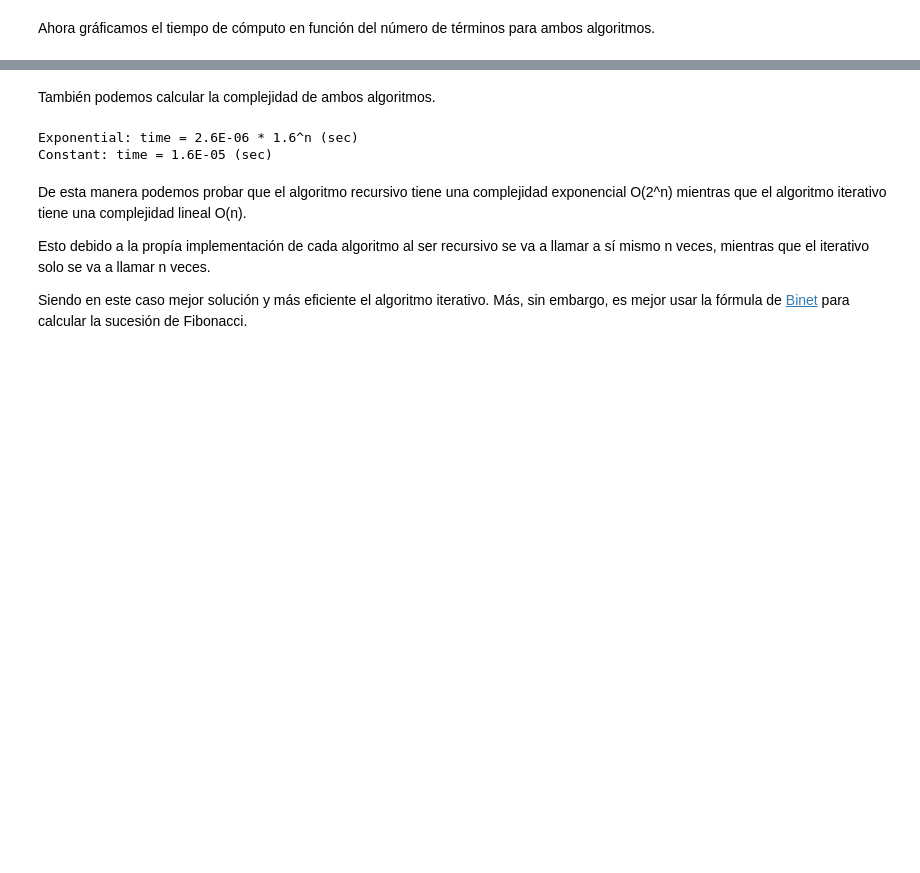
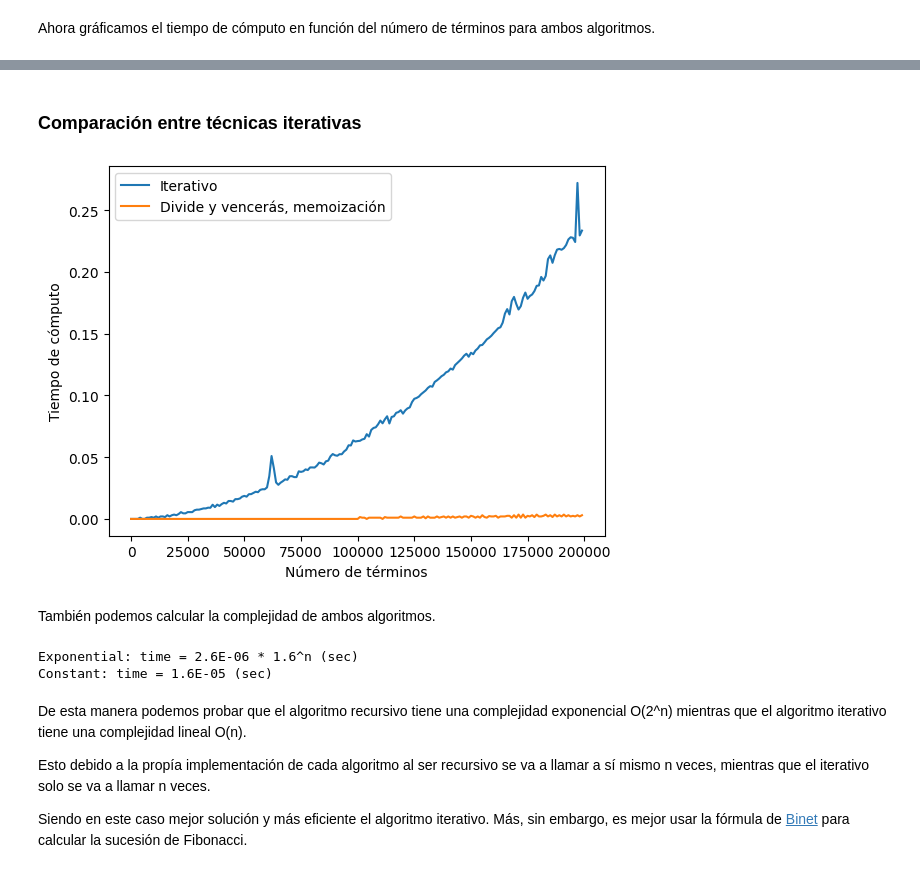
Before and after one commit to Astolfo2332/VIU_act, a Jupyter notebook: optimizacion/Algoritmos_R1.ipynb, the cells around one changed output, grey strips where cells are left out. Cells and saved outputs as stored; diff of their text form; code cells hidden in the pictures; blank space fills up the shorter version.

```diff
--- a/optimizacion/Algoritmos_R1.ipynb
+++ b/optimizacion/Algoritmos_R1.ipynb
@@ -146,3 +184,20 @@ plt.show()
+# %% [markdown]
+### Comparación entre técnicas iterativas
+# %%
+n_values = list(range(1, 10000 * 20, 10000))
+
+tiempos_iterativo = [medir_tiempo(fibonacci_iterativo, n) for n in n_values]
+tiempos_divide = [medir_tiempo(fibonacci_divide, n) for n in n_values]
+# %%
+
+plt.plot(n_values, tiempos_iterativo, label='Iterativo')
+plt.plot(n_values, tiempos_divide, label='Divide y vencerás, memoización')
+plt.xlabel('Número de términos')
+plt.ylabel('Tiempo de cómputo')
+plt.legend()
+plt.show()
+# %% [output]
+[figure, added]
 # %% [markdown]
 También podemos calcular la complejidad de ambos algoritmos.
 # %%
```
Also changed, not shown: parts of 6 cells of this notebook, 2 other files.
